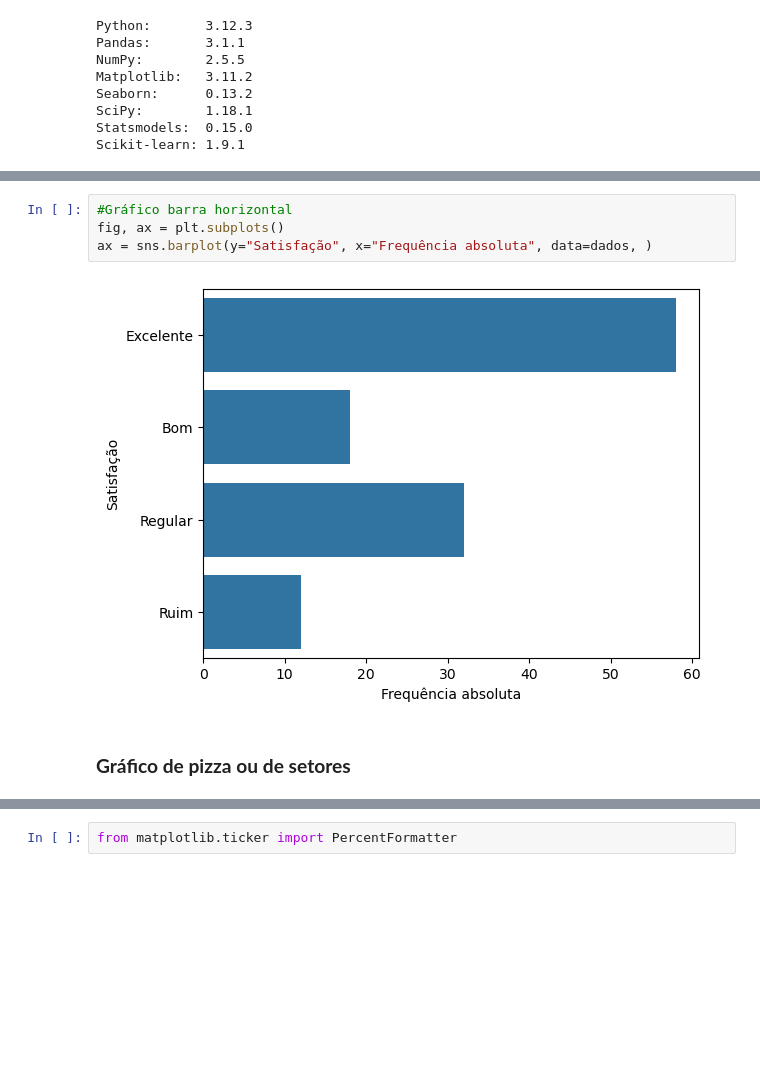
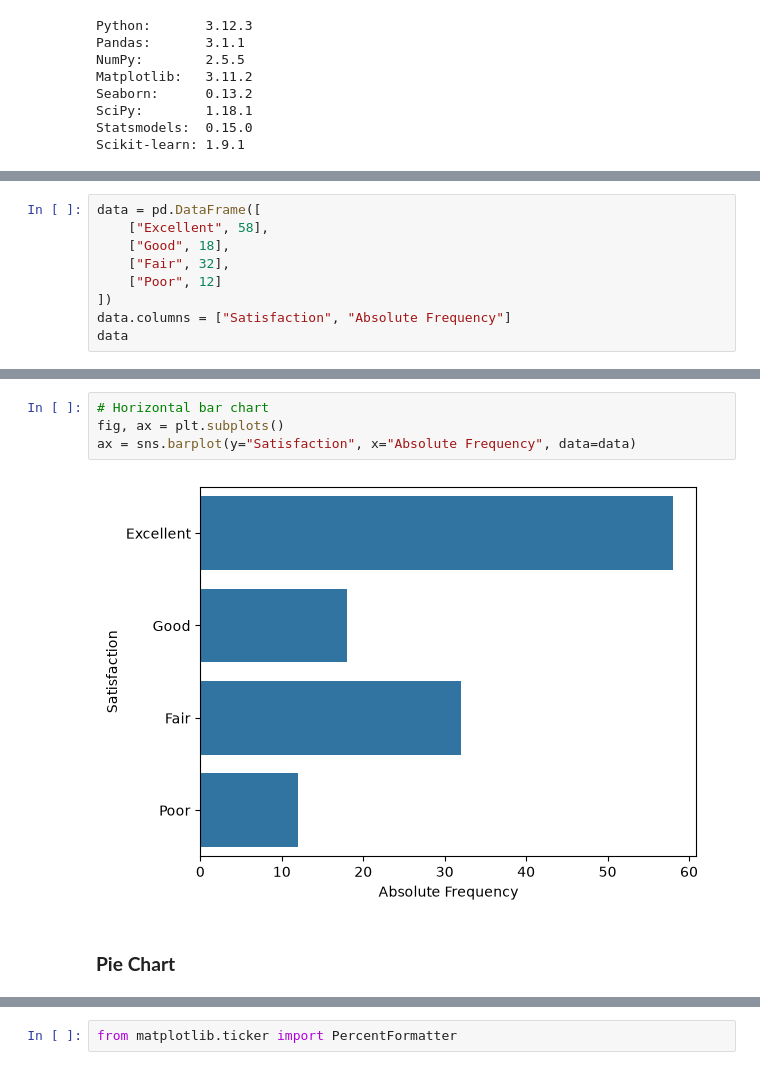
Before and after one commit to weder96/practical_statistics_for_data_scientists_2026, a Jupyter notebook: Module02_Univariate Descriptive Statistics.ipynb, the cells around one changed output, grey strips where cells are left out. Cells and saved outputs as stored; diff of their text form; blank space fills up the shorter version.

```diff
--- a/Module02_Univariate Descriptive Statistics.ipynb
+++ b/Module02_Univariate Descriptive Statistics.ipynb
@@ -226,0 +216,9 @@ dados
+# %%
+data = pd.DataFrame([
+    ["Excellent", 58],
+    ["Good", 18],
+    ["Fair", 32],
+    ["Poor", 12]
+])
+data.columns = ["Satisfaction", "Absolute Frequency"]
+data
@@ -233,9 +237,9 @@ ax = sns.barplot(x="Satisfação", y="Frequência absoluta", data=dados)
 # %%
-#Gráfico barra horizontal
+# Horizontal bar chart
 fig, ax = plt.subplots()
-ax = sns.barplot(y="Satisfação", x="Frequência absoluta", data=dados, )
+ax = sns.barplot(y="Satisfaction", x="Absolute Frequency", data=data)
 # %% [output]
-[figure, old version]
+[figure, new version]
-# %% [markdown]
-### **Gráfico de pizza ou de setores**
+# %% [markdown]
+### **Pie Chart**
 # %%
```
Also changed, not shown: parts of 180 cells of this notebook, 15 other files.
